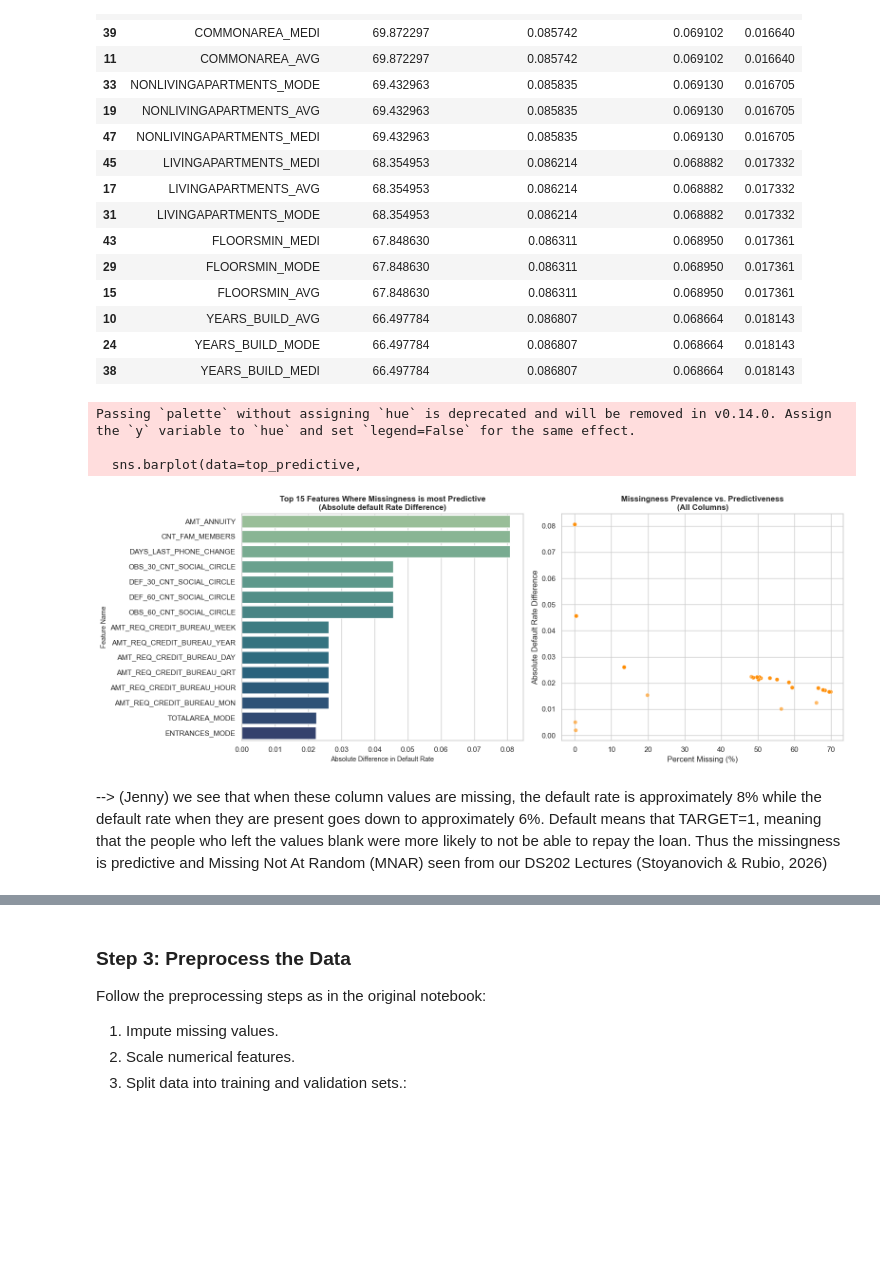
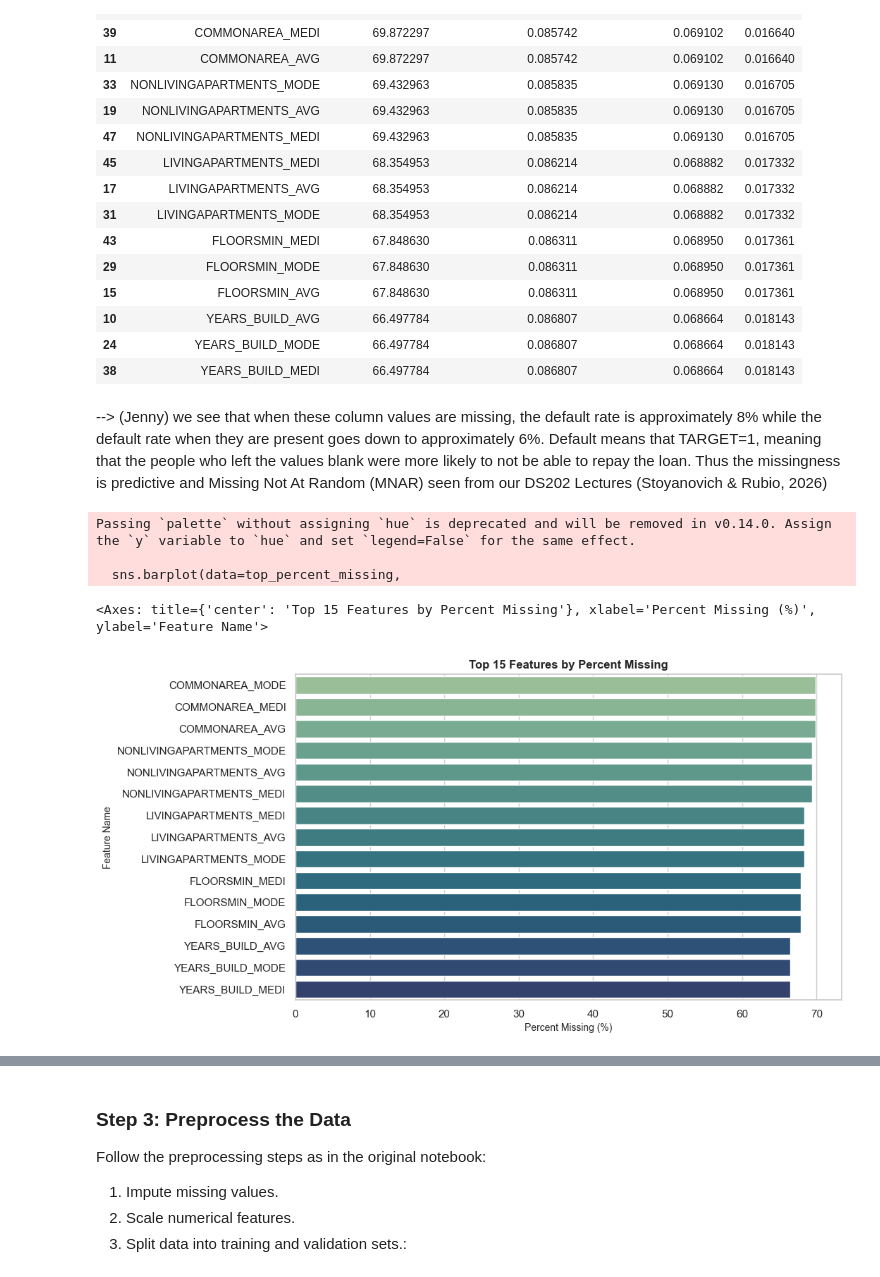
Before and after one commit to eh3285/audit-home, a Jupyter notebook: lightgbm/jenny_audit_notebook.ipynb, the cells around one changed output, grey strips where cells are left out. Drawn from its saved outputs; the diff is of its cells as text; code cells hidden in the pictures; blank space fills up the shorter version.

```diff
--- a/lightgbm/jenny_audit_notebook.ipynb
+++ b/lightgbm/jenny_audit_notebook.ipynb
@@ -262,50 +262,30 @@ profile_missing.head(15)
 | 10 | YEARS_BUILD_AVG | 66.497784 | 0.086807 | 0.068664 | 0.018143 |
 | 24 | YEARS_BUILD_MODE | 66.497784 | 0.086807 | 0.068664 | 0.018143 |
 | 38 | YEARS_BUILD_MEDI | 66.497784 | 0.086807 | 0.068664 | 0.018143 |
-# %%
-import seaborn as sns
-
-sns.set_theme(style="whitegrid")
-top_predictive=profile_missing.sort_values(
-    by='difference',ascending=False
-).head(15)
-
-fig,axes=plt.subplots(1,2,figsize=(16,6))
-sns.barplot(data=top_predictive,
-x='difference',y='column',ax=axes[0],palette='crest')
-
-axes[0].set_title(
-    'Top 15 Features Where Missingness is most Predictive\n(Absolute default'
-    ' Rate Difference)',
-    fontsize=12,
-    fontweight='bold',
-)
-axes[0].set_xlabel('Absolute Difference in Default Rate',fontsize=10)
-axes[0].set_ylabel('Feature Name',fontsize=10)
-
-sns.scatterplot(
-    data=profile_missing,
-    x='percent_missing',
-    y='difference',
-    ax=axes[1],
-    alpha=0.6,
-    color='darkorange',
-    edgecolor='w'
-)
-axes[1].set_title(
-    'Missingness Prevalence vs. Predictiveness\n(All Columns)',
-    fontsize=12,
-    fontweight='bold',
-)
-axes[1].set_xlabel('Percent Missing (%)')
-axes[1].set_ylabel('Absolute Default Rate Difference')
-
-plt.tight_layout()
-plt.show()
-# %% [output]
-Passing `palette` without assigning `hue` is deprecated and will be removed in v0.14.0. Assign the `y` variable to `hue` and set `legend=False` for the same effect.
-
-  sns.barplot(data=top_predictive,
-[figure, removed]
 # %% [markdown]
 --> (Jenny) we see that when these column values are missing, the default rate is approximately 8% while the default rate when they are present goes down to approximately 6%. Default means that TARGET=1, meaning that the people who left the values blank were more likely to not be able to repay the loan. Thus the missingness is predictive and Missing Not At Random (MNAR) seen from our DS202 Lectures (Stoyanovich & Rubio, 2026)
+# %%
+sns.set_theme(style="whitegrid")
+
+top_percent_missing=profile_missing.sort_values(
+    by='percent_missing',ascending=False
+).head(15)
+
+fig,ax=plt.subplots(figsize=(10,6))
+
+ax.set_title(
+    'Top 15 Features by Percent Missing',
+    fontsize=12,
+    fontweight='bold',
+)
+ax.set_xlabel('Percent Missing (%)',fontsize=10)
+ax.set_ylabel('Feature Name',fontsize=10)
+
+sns.barplot(data=top_percent_missing,
+x='percent_missing',y='column',ax=ax,palette='crest')
+# %% [output]
+Passing `palette` without assigning `hue` is deprecated and will be removed in v0.14.0. Assign the `y` variable to `hue` and set `legend=False` for the same effect.
+
+  sns.barplot(data=top_percent_missing,
+<Axes: title={'center': 'Top 15 Features by Percent Missing'}, xlabel='Percent Missing (%)', ylabel='Feature Name'>
+[figure, added]
```
Also changed, not shown: parts of 3 cells of this notebook.
